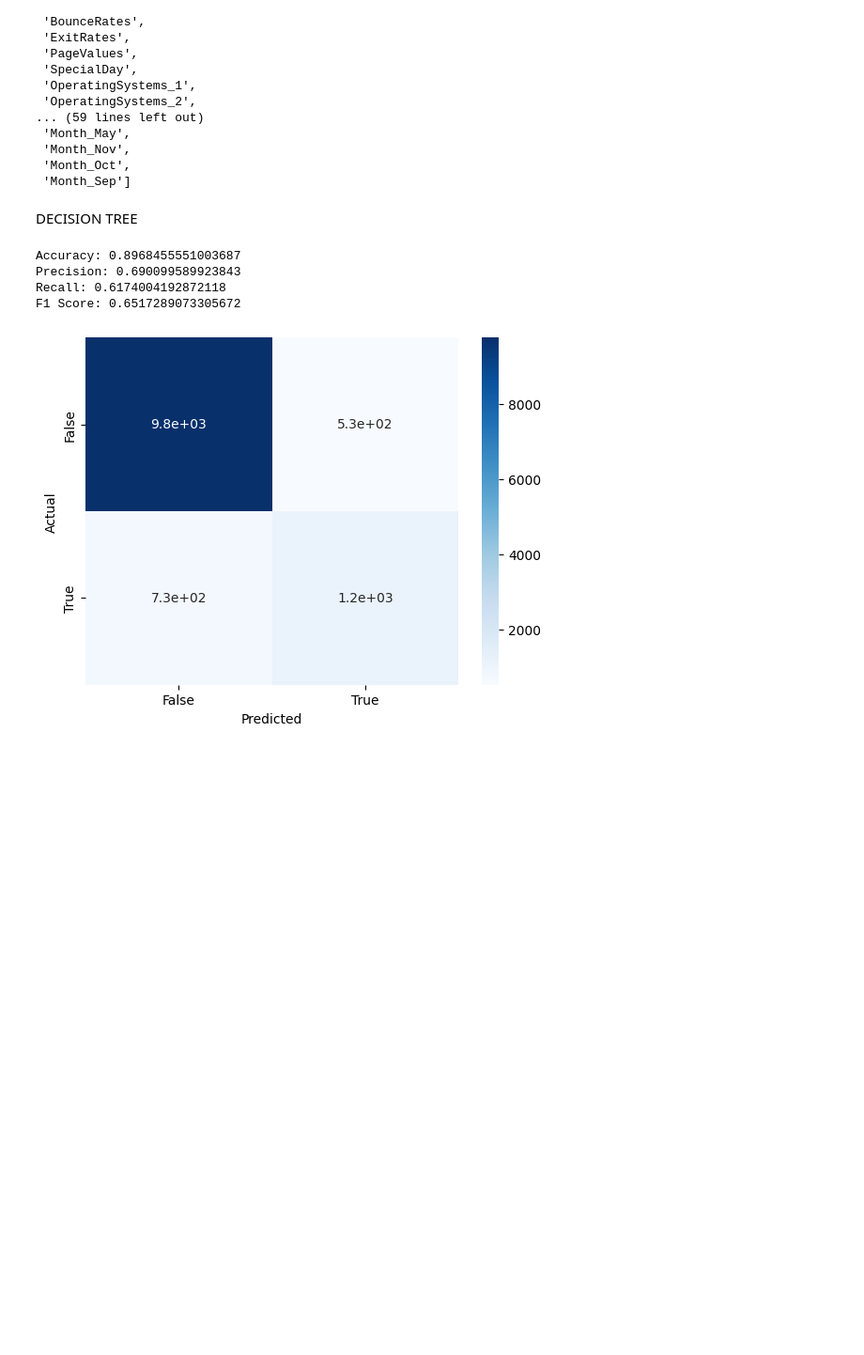
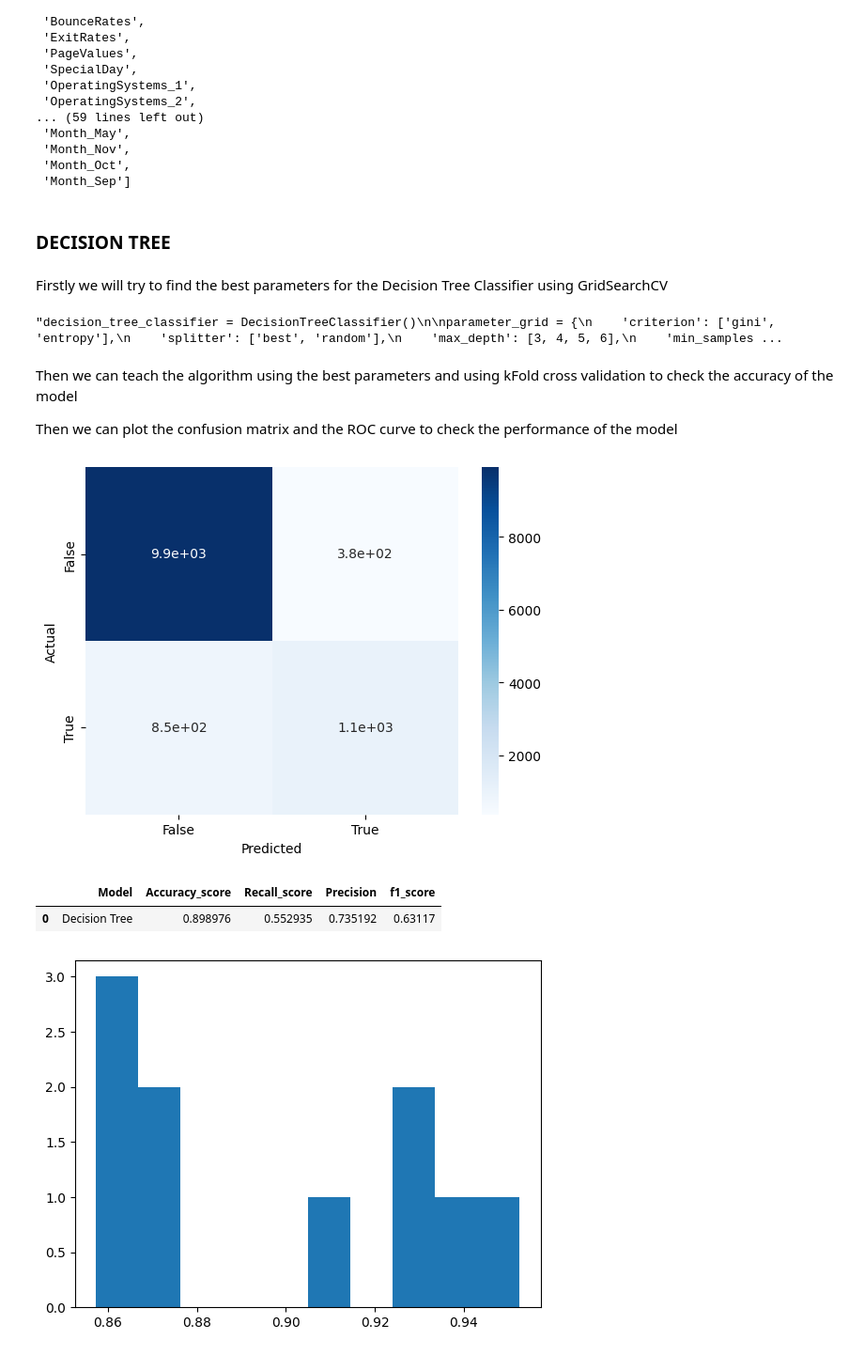
Before and after one commit to Joanaigs/Predict-Shopper-Behaviour-IA-Proj2, a Jupyter notebook: notebook.ipynb, the cells around one changed output. Shown at 94% size. Cells and saved outputs as stored; diff of their text form; code cells hidden in the pictures; blank space fills up the shorter version.

```diff
--- a/notebook.ipynb
+++ b/notebook.ipynb
@@ -179,11 +210,49 @@ def splitData():
-# %% [markdown]
-DECISION TREE
+# %% [markdown]
+### DECISION TREE
+# %% [markdown]
+Firstly we will try to find the best parameters for the Decision Tree Classifier using GridSearchCV
+# %%
+'''decision_tree_classifier = DecisionTreeClassifier()
+
+parameter_grid = {
+    'criterion': ['gini', 'entropy'],
+    'splitter': ['best', 'random'],
+    'max_depth': [3, 4, 5, 6],
+    'min_samples_leaf': [1, 2, 3, 4, 5],
+    'min_weight_fraction_leaf': [0.0, 0.1, 0.2],
+    'max_features': [None, 'sqrt', 'log2', 2, 4],
+    'random_state': [None, 2, 42, 100],
+      }
+
+
+cross_validation = KFold(n_splits=10)
+
+grid_search = GridSearchCV( decision_tree_classifier,
+                           param_grid=parameter_grid,
+                           cv=cross_validation)
+
+grid_search.fit(all_inputs, all_labels)
+
+print('Best score: {}'.format(grid_search.best_score_))
+print('Best parameters: {}'.format(grid_search.best_params_))
+
+decision_tree_classifier = grid_search.best_estimator_
+decision_tree_classifier'''
+
+#Best score: 0.8989620842899531
+#Best parameters: {'criterion': 'entropy', 'max_depth': 5, 'max_features': None, 'min_samples_leaf': 1, 'min_weight_fraction_leaf': 0.0, 'random_state': None, 'splitter': 'best'}
+# %% [output]
+"decision_tree_classifier = DecisionTreeClassifier()\n\nparameter_grid = {\n    'criterion': ['gini', 'entropy'],\n    'splitter': ['best', 'random'],\n    'max_depth': [3, 4, 5, 6],\n    'min_samples ...
+# %% [markdown]
+Then we can teach the algorithm using the best parameters and using kFold cross validation to check the accuracy of the model
+
+Then we can plot the confusion matrix and the ROC curve to check the performance of the model
 # %%
-decision_tree_classifier = DecisionTreeClassifier(max_depth=3, criterion='entropy', splitter='best')
-trainingAndPredictionsWithKFold(decision_tree_classifier)
+decision_tree_classifier = DecisionTreeClassifier(max_depth=5, criterion='entropy', splitter='best')
+model_DT_Kfold=trainingAndPredictionsWithKFold(decision_tree_classifier, "Decision Tree")
+model_DT_Kfold
 # %% [output]
-Accuracy: 0.8968455551003687
-Precision: 0.690099589923843
-Recall: 0.6174004192872118
-F1 Score: 0.6517289073305672
-[figure, old version]
+[figure, new version]
+|  | Model | Accuracy_score | Recall_score | Precision | f1_score |
+| 0 | Decision Tree | 0.898976 | 0.552935 | 0.735192 | 0.63117 |
+[figure, added]
```
Also changed, not shown: parts of 20 cells of this notebook, 3 other files.
